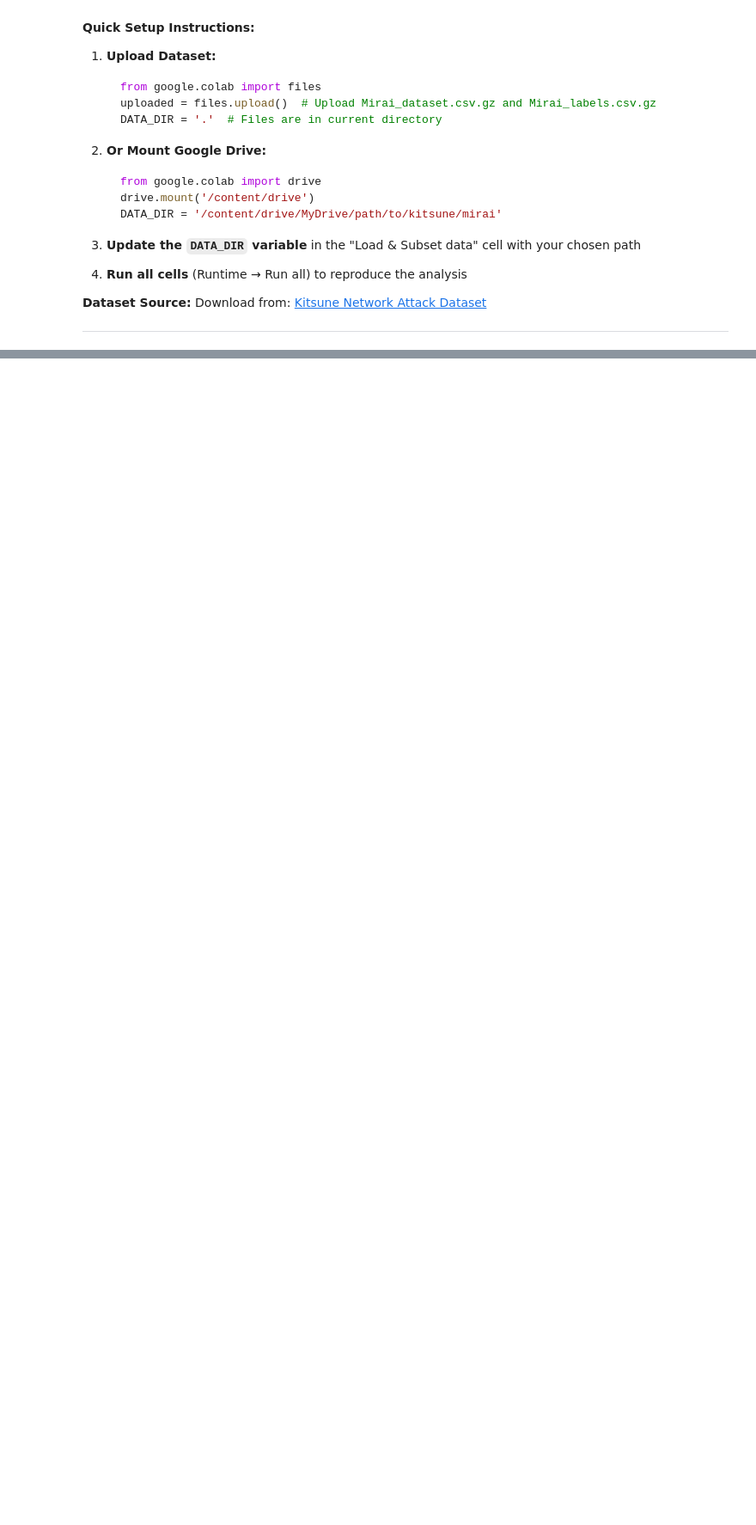
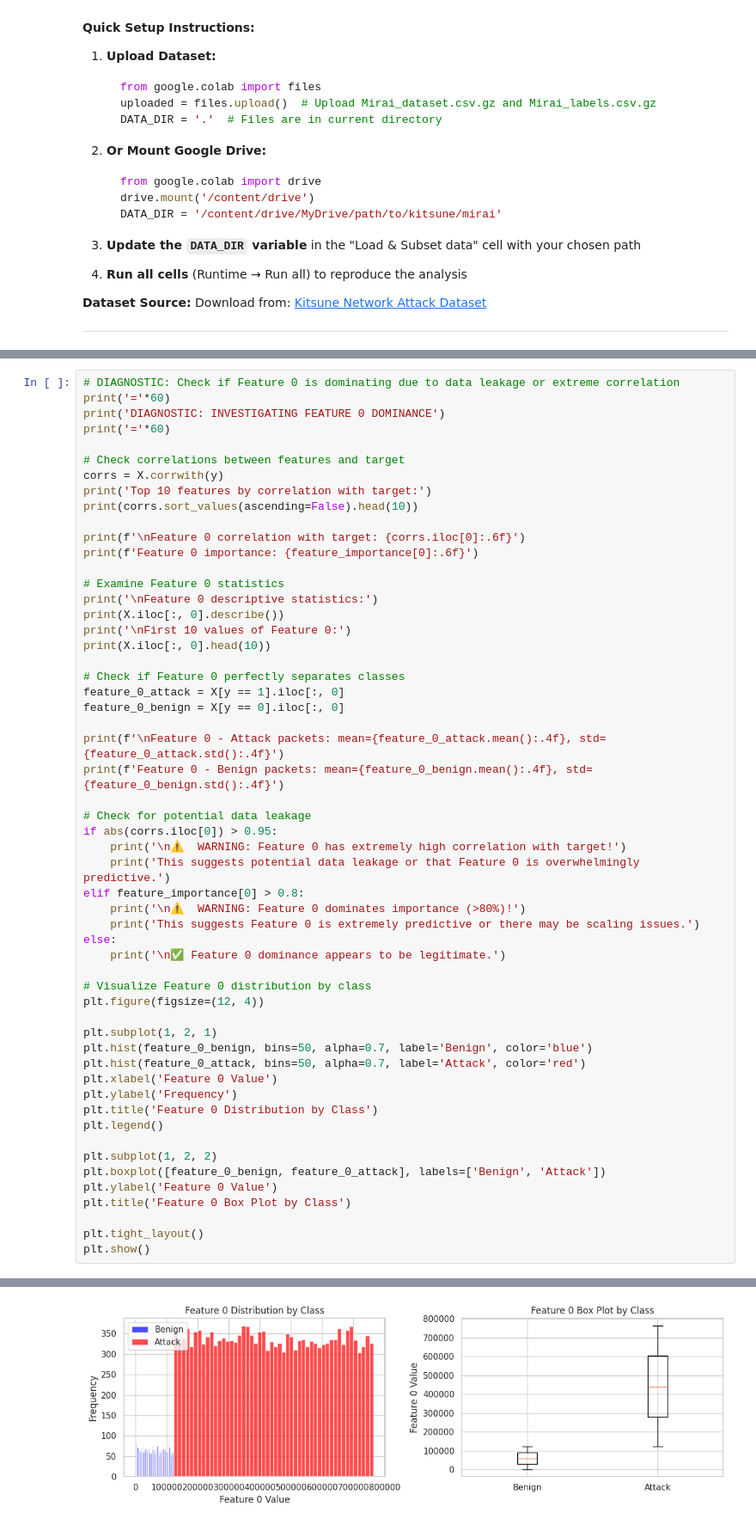
Before and after one commit to omniV1/GCU_SWE_2023-2025, a Jupyter notebook: AIT-104-Data-mining-machine-learning/Code Projects/Classification/Classificaition_model.ipynb, the cells around one changed output, grey strips where cells are left out. Shown at 86% size. Saved outputs shown, nothing was run; the diff lists cells and outputs as text; blank space fills up the shorter version.

```diff
--- a/AIT-104-Data-mining-machine-learning/Code Projects/Classification/Classificaition_model.ipynb
+++ b/AIT-104-Data-mining-machine-learning/Code Projects/Classification/Classificaition_model.ipynb
@@ -312,0 +488,56 @@ Download from: [Kitsune Network Attack Dataset](https://archive.ics.uci.edu/ml/d
+# %%
+# DIAGNOSTIC: Check if Feature 0 is dominating due to data leakage or extreme correlation
+print('='*60)
+print('DIAGNOSTIC: INVESTIGATING FEATURE 0 DOMINANCE')
+print('='*60)
+
+# Check correlations between features and target
+corrs = X.corrwith(y)
+print('Top 10 features by correlation with target:')
+print(corrs.sort_values(ascending=False).head(10))
+
+print(f'\nFeature 0 correlation with target: {corrs.iloc[0]:.6f}')
+print(f'Feature 0 importance: {feature_importance[0]:.6f}')
+
+# Examine Feature 0 statistics
+print('\nFeature 0 descriptive statistics:')
+print(X.iloc[:, 0].describe())
+print('\nFirst 10 values of Feature 0:')
+print(X.iloc[:, 0].head(10))
+
+# Check if Feature 0 perfectly separates classes
+feature_0_attack = X[y == 1].iloc[:, 0]
+feature_0_benign = X[y == 0].iloc[:, 0]
+
+print(f'\nFeature 0 - Attack packets: mean={feature_0_attack.mean():.4f}, std={feature_0_attack.std():.4f}')
+print(f'Feature 0 - Benign packets: mean={feature_0_benign.mean():.4f}, std={feature_0_benign.std():.4f}')
+
+# Check for potential data leakage
+if abs(corrs.iloc[0]) > 0.95:
+    print('\n⚠️  WARNING: Feature 0 has extremely high correlation with target!')
+    print('This suggests potential data leakage or that Feature 0 is overwhelmingly predictive.')
+elif feature_importance[0] > 0.8:
+    print('\n⚠️  WARNING: Feature 0 dominates importance (>80%)!')
+    print('This suggests Feature 0 is extremely predictive or there may be scaling issues.')
+else:
+    print('\n✅ Feature 0 dominance appears to be legitimate.')
+
+# Visualize Feature 0 distribution by class
+plt.figure(figsize=(12, 4))
+
+plt.subplot(1, 2, 1)
+plt.hist(feature_0_benign, bins=50, alpha=0.7, label='Benign', color='blue')
+plt.hist(feature_0_attack, bins=50, alpha=0.7, label='Attack', color='red')
+plt.xlabel('Feature 0 Value')
+plt.ylabel('Frequency')
+plt.title('Feature 0 Distribution by Class')
+plt.legend()
+
+plt.subplot(1, 2, 2)
+plt.boxplot([feature_0_benign, feature_0_attack], labels=['Benign', 'Attack'])
+plt.ylabel('Feature 0 Value')
+plt.title('Feature 0 Box Plot by Class')
+
+plt.tight_layout()
+plt.show()
+# %% [output]
@@ -312,0 +561 @@ Download from: [Kitsune Network Attack Dataset](https://archive.ics.uci.edu/ml/d
+[figure, added]
```
Also changed, not shown: parts of 18 cells of this notebook, 14 other files.
